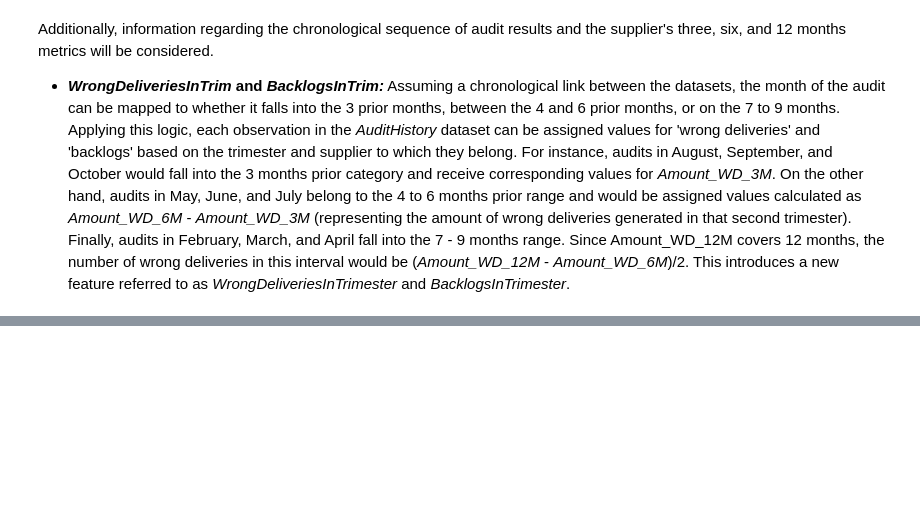
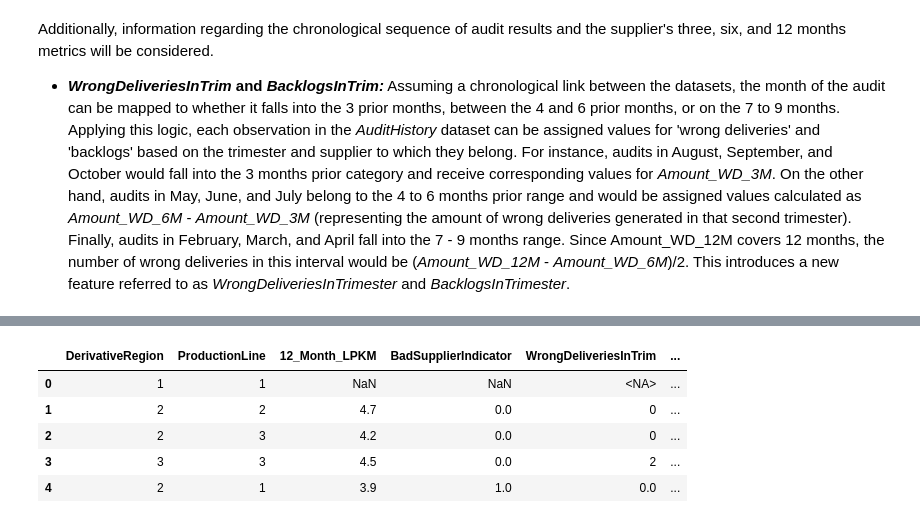
Before and after one commit to juanbeta98/DataScienceStudyCase, a Jupyter notebook: Case Study Solution.ipynb, the cells around one changed output, grey strips where cells are left out. Saved outputs shown, nothing was run; the diff lists cells and outputs as text; code cells hidden in the pictures; blank space fills up the shorter version.

Commit message:
Latest version. Send version.

```diff
--- a/Case Study Solution.ipynb
+++ b/Case Study Solution.ipynb
@@ -311,9 +284,0 @@ True
-# %%
-count = 0
-cases = []
-for i in AuditHistory.index:
-    if AuditHistory['SupplierId'][i] not in list(SupplierPerformance.index) and AuditHistory['SupplierId'][i] not in cases:
-        # print('aiuda')
-        count += 1
-        cases.append(AuditHistory['SupplierId'][i])
-print(count)
@@ -333,0 +294,4 @@ True
+# %%
+LatestQualification,LastAudit = generate_chronological_features(AuditHistory,SupplierPerformance)
+for i in [1,2,3]:
+    x[f'LatestQualificationT{i}'] = LatestQualification[i]
@@ -333,0 +311,9 @@ True
+# %%
+x.head()
+# %% [output]
+|  | DerivativeRegion | ProductionLine | 12_Month_LPKM | BadSupplierIndicator | WrongDeliveriesInTrim | ... |
+| 0 | 1 | 1 | NaN | NaN | <NA> | ... |
+| 1 | 2 | 2 | 4.7 | 0.0 | 0 | ... |
+| 2 | 2 | 3 | 4.2 | 0.0 | 0 | ... |
+| 3 | 3 | 3 | 4.5 | 0.0 | 2 | ... |
+| 4 | 2 | 1 | 3.9 | 1.0 | 0.0 | ... |
```
Also changed, not shown: parts of 53 cells of this notebook, 2 other files.
